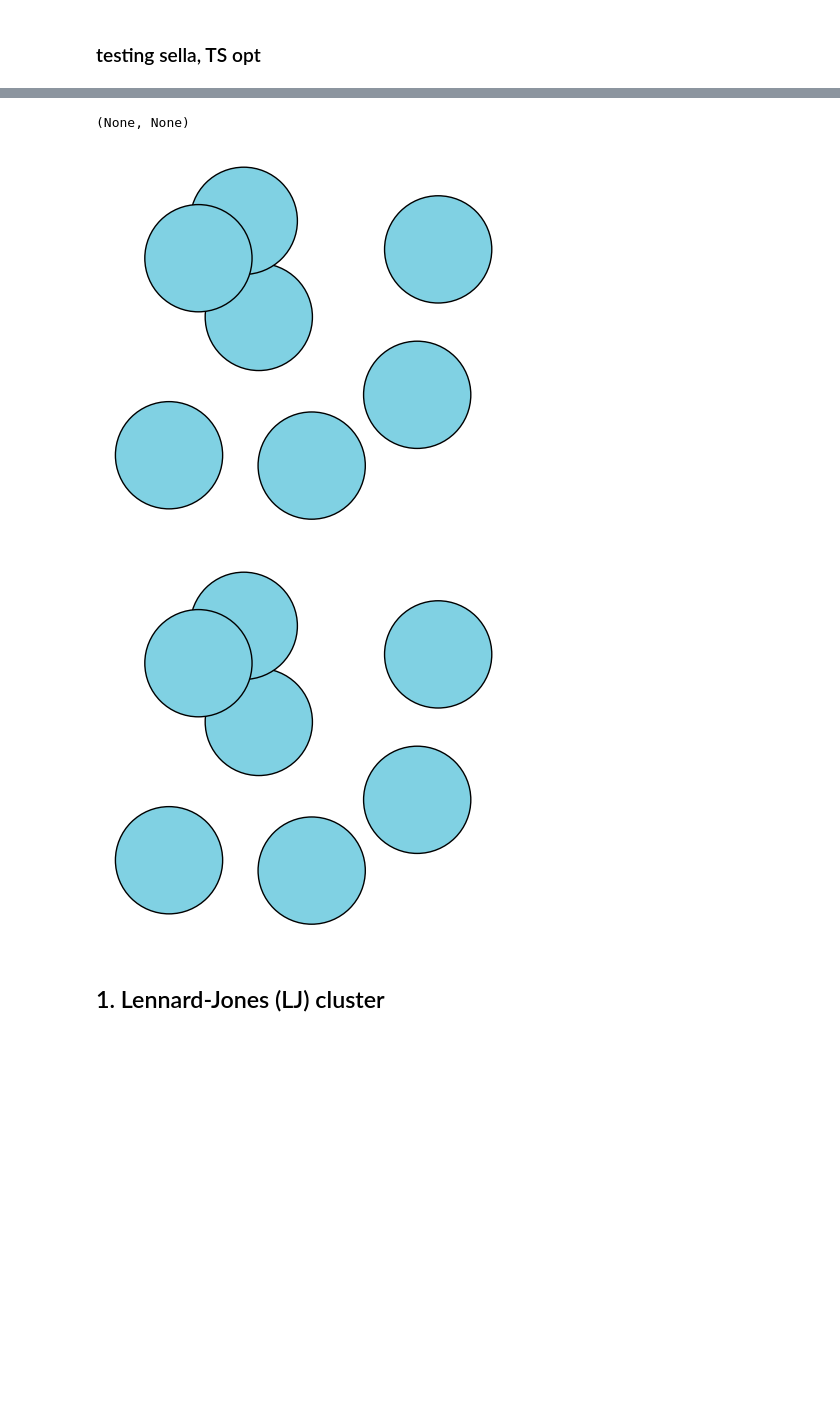
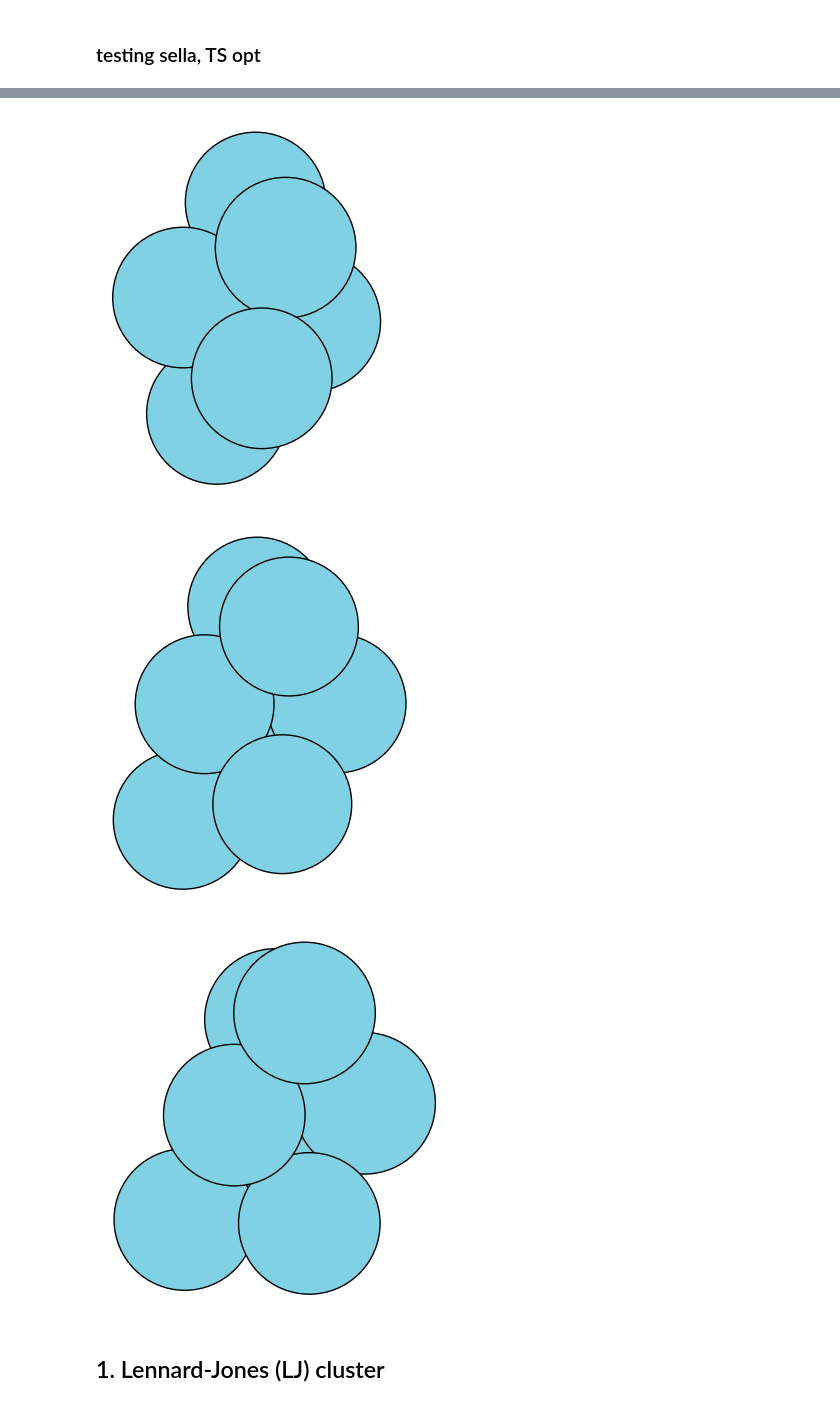
Before and after one commit to cimun/charlx_ts, a Jupyter notebook: test_run.ipynb, the cells around one changed output, grey strips where cells are left out. Saved outputs shown, nothing was run; the diff lists cells and outputs as text; code cells hidden in the pictures; blank space fills up the shorter version.

Commit message:
tinkering with sella, quantify TS

```diff
--- a/test_run.ipynb
+++ b/test_run.ipynb
@@ -329,0 +388,28 @@ Displacement:  3.000 | Energy: -14.121232 eV
+# %%
+from sella import IRC
+
+# function that follows internal reaction coordinate towards minima in both directions
+def run_irc(atoms : Atoms, dx : float = 0.1, steps : int = 1000):
+    ts_atoms = atoms.copy()
+    ts_atoms.calc = atoms.calc
+
+    min_energies = []
+
+
+    irc_fw = IRC(ts_atoms, dx=dx, trajectory="irc_fw.traj")
+
+    irc_fw.run(steps=steps, direction="forward")
+
+    min_energies.append(ts_atoms.get_potential_energy())
+    min_state_1 = ts_atoms.copy()
+
+    ts_atoms.set_positions(atoms.get_positions())
+    irc_bw = IRC(ts_atoms, dx=dx, trajectory="irc_bw.traj")
+    irc_bw.run(steps=steps, direction="reverse")
+
+    min_energies.append(ts_atoms.get_potential_energy())
+    min_state_2 = ts_atoms.copy()
+
+    return min_energies, (min_state_1, min_state_2)
+# %%
+minengs, minstates = run_irc(opt_structs[0])
@@ -330,10 +470,13 @@ Displacement:  3.000 | Energy: -14.121232 eV
 # %%
-rotation = "90y"
-plot_atoms_without_axes(founder, radii=0.2, rotation=rotation), plot_atoms_without_axes(opt_atoms, radii=0.2, rotation=rotation)
+rotation = ""
+radii = 0.5
+plot_atoms_without_axes(minstates[0], radii=radii, rotation=rotation)
+plot_atoms_without_axes(opt_structs[0], radii=radii, rotation=rotation),
+plot_atoms_without_axes(minstates[1], radii=radii, rotation=rotation)
 # %% [output]
-(None, None)
-[figure, old version]
+[figure, new version]
-[figure, old version]
+[figure, new version]
+[figure, added]
 # %% [markdown]
 ## 1. Lennard-Jones (LJ) cluster
 # %% [markdown]
```
Also changed, not shown: parts of 14 cells of this notebook.
